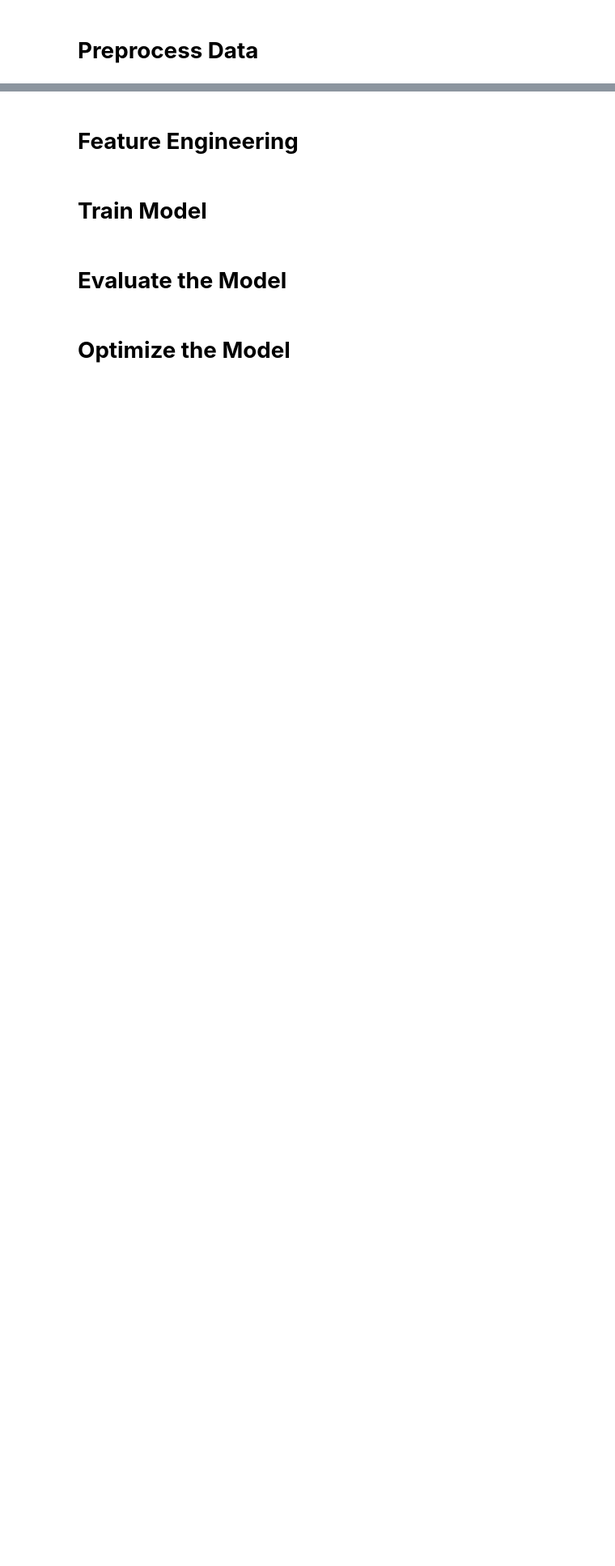
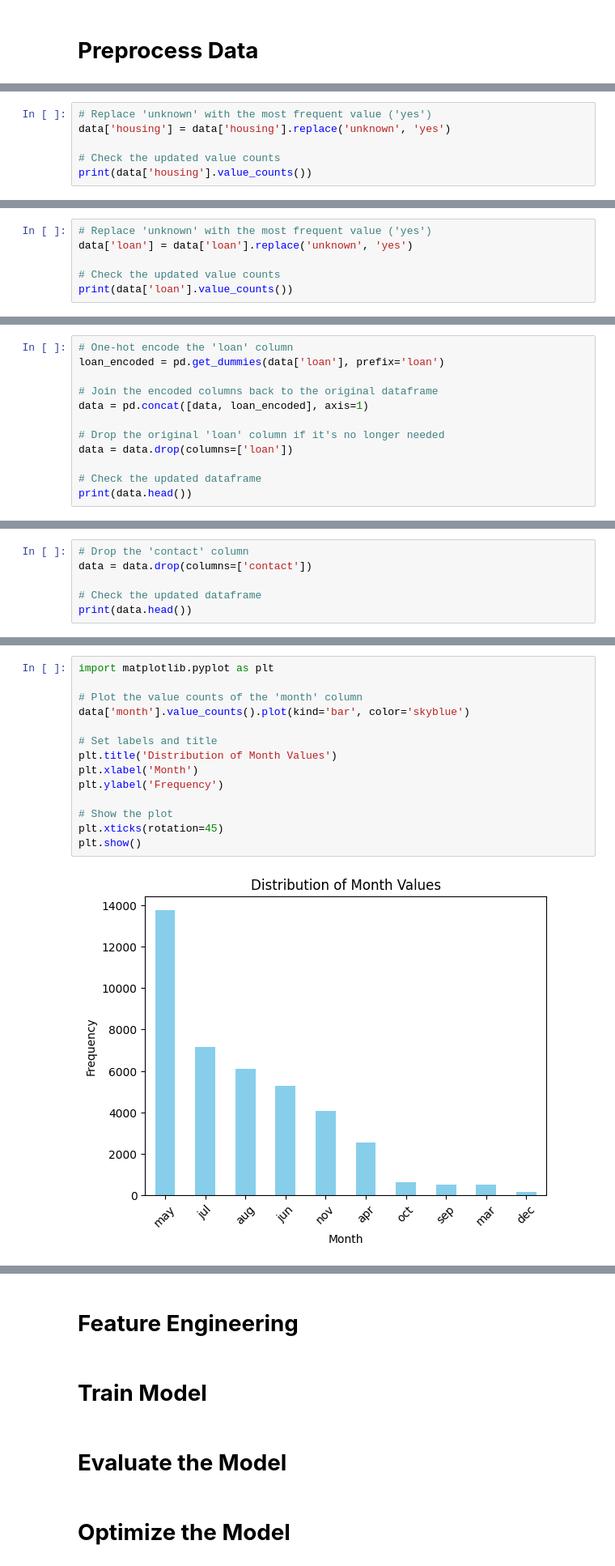
Before and after one commit to vihanga-induwara/CM2604-CW-Bank-Marketing, a Jupyter notebook: Bank Marketing.ipynb, the cells around one changed output, grey strips where cells are left out. Shown at 81% size. Drawn from its saved outputs; the diff is of its cells as text; blank space fills up the shorter version.

```diff
--- a/Bank Marketing.ipynb
+++ b/Bank Marketing.ipynb
@@ -145,0 +466,6 @@ Name: proportion, dtype: float64
+# %%
+# Replace 'unknown' with the most frequent value ('yes')
+data['housing'] = data['housing'].replace('unknown', 'yes')
+
+# Check the updated value counts
+print(data['housing'].value_counts())
@@ -145,0 +519,6 @@ Name: proportion, dtype: float64
+# %%
+# Replace 'unknown' with the most frequent value ('yes')
+data['loan'] = data['loan'].replace('unknown', 'yes')
+
+# Check the updated value counts
+print(data['loan'].value_counts())
@@ -145,0 +530,12 @@ Name: proportion, dtype: float64
+# %%
+# One-hot encode the 'loan' column
+loan_encoded = pd.get_dummies(data['loan'], prefix='loan')
+
+# Join the encoded columns back to the original dataframe
+data = pd.concat([data, loan_encoded], axis=1)
+
+# Drop the original 'loan' column if it's no longer needed
+data = data.drop(columns=['loan'])
+
+# Check the updated dataframe
+print(data.head())
@@ -145,0 +571,6 @@ Name: proportion, dtype: float64
+# %%
+# Drop the 'contact' column
+data = data.drop(columns=['contact'])
+
+# Check the updated dataframe
+print(data.head())
@@ -145,0 +614,16 @@ Name: proportion, dtype: float64
+# %%
+import matplotlib.pyplot as plt
+
+# Plot the value counts of the 'month' column
+data['month'].value_counts().plot(kind='bar', color='skyblue')
+
+# Set labels and title
+plt.title('Distribution of Month Values')
+plt.xlabel('Month')
+plt.ylabel('Frequency')
+
+# Show the plot
+plt.xticks(rotation=45)
+plt.show()
+# %% [output]
+[figure, added]
```
Also changed, not shown: parts of 65 cells of this notebook.
